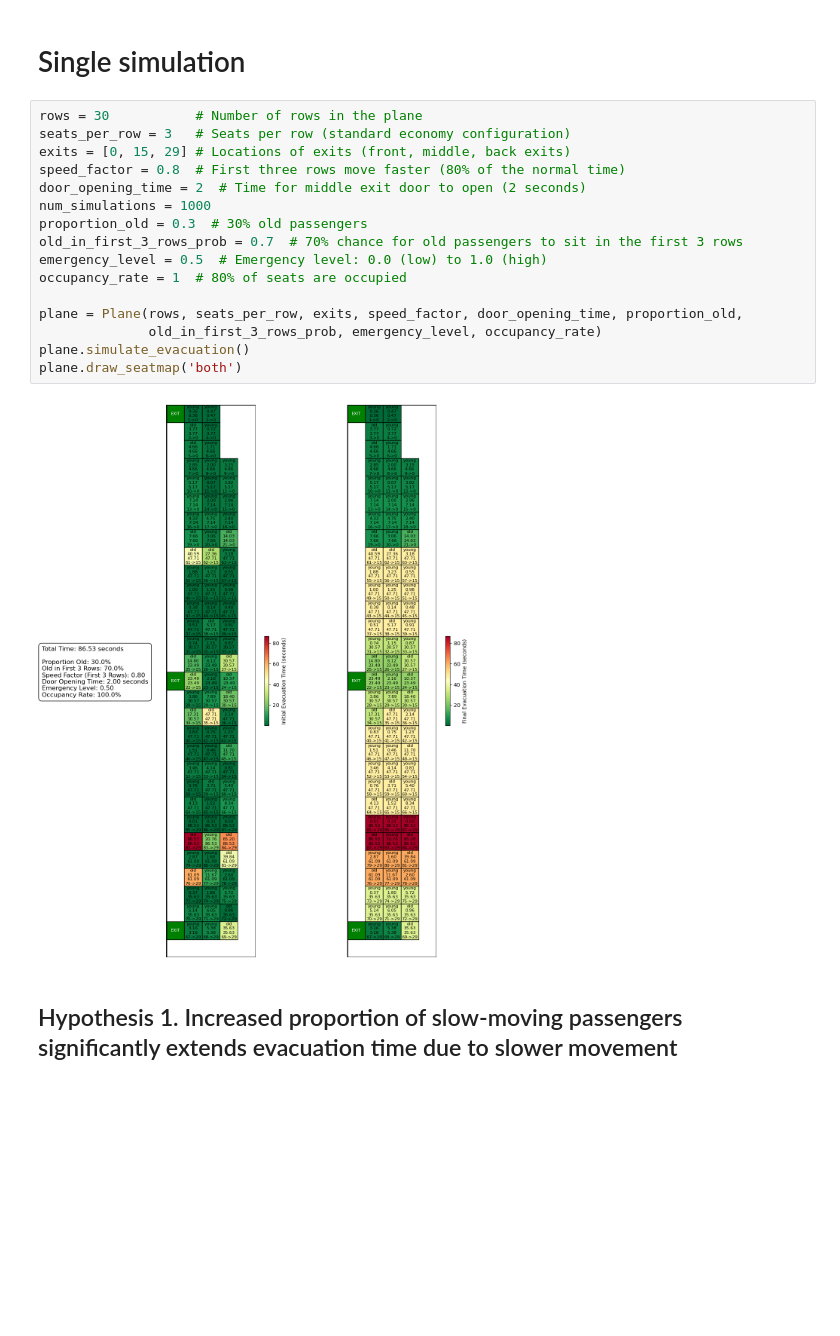
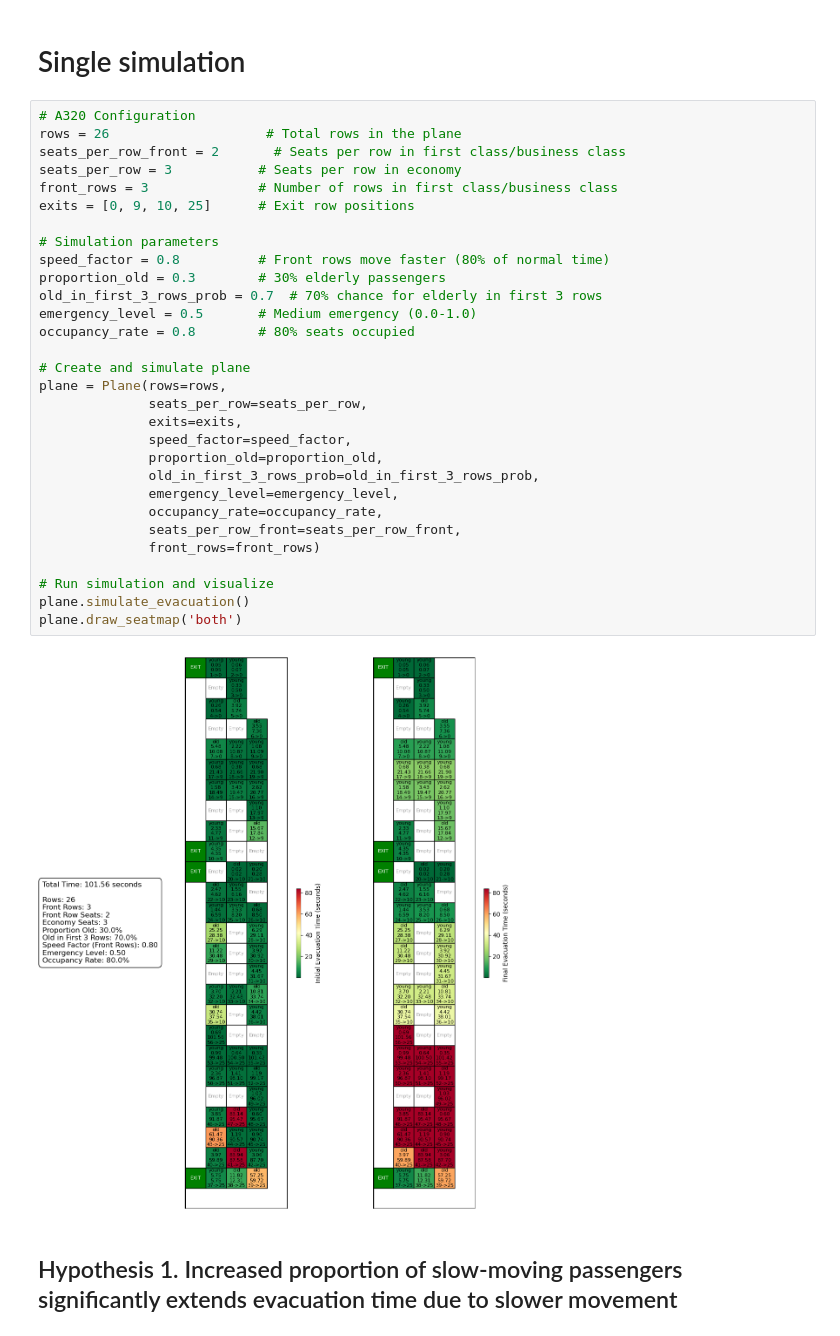
Before and after one commit to jimmystereo/2024Fall_projects, a Jupyter notebook: code/hypothesis.ipynb, the cells around one changed output. Cells and saved outputs as stored; diff of their text form; blank space fills up the shorter version.

Commit message:
update plane structure

```diff
--- a/code/hypothesis.ipynb
+++ b/code/hypothesis.ipynb
@@ -8,23 +10,37 @@ import statsmodels.api as sm
 # %% [markdown]
 # Single simulation
 # %%
-rows = 30           # Number of rows in the plane
-seats_per_row = 3   # Seats per row (standard economy configuration)
-exits = [0, 15, 29] # Locations of exits (front, middle, back exits)
-speed_factor = 0.8  # First three rows move faster (80% of the normal time)
-door_opening_time = 2  # Time for middle exit door to open (2 seconds)
-num_simulations = 1000
-proportion_old = 0.3  # 30% old passengers
-old_in_first_3_rows_prob = 0.7  # 70% chance for old passengers to sit in the first 3 rows
-emergency_level = 0.5  # Emergency level: 0.0 (low) to 1.0 (high)
-occupancy_rate = 1  # 80% of seats are occupied
+# A320 Configuration
+rows = 26                    # Total rows in the plane
+seats_per_row_front = 2       # Seats per row in first class/business class
+seats_per_row = 3           # Seats per row in economy
+front_rows = 3              # Number of rows in first class/business class
+exits = [0, 9, 10, 25]      # Exit row positions
 
-plane = Plane(rows, seats_per_row, exits, speed_factor, door_opening_time, proportion_old,
-              old_in_first_3_rows_prob, emergency_level, occupancy_rate)
+# Simulation parameters
+speed_factor = 0.8          # Front rows move faster (80% of normal time)
+proportion_old = 0.3        # 30% elderly passengers
+old_in_first_3_rows_prob = 0.7  # 70% chance for elderly in first 3 rows
+emergency_level = 0.5       # Medium emergency (0.0-1.0)
+occupancy_rate = 0.8        # 80% seats occupied
+
+# Create and simulate plane
+plane = Plane(rows=rows,
+              seats_per_row=seats_per_row,
+              exits=exits,
+              speed_factor=speed_factor,
+              proportion_old=proportion_old,
+              old_in_first_3_rows_prob=old_in_first_3_rows_prob,
+              emergency_level=emergency_level,
+              occupancy_rate=occupancy_rate,
+              seats_per_row_front=seats_per_row_front,
+              front_rows=front_rows)
+
+# Run simulation and visualize
 plane.simulate_evacuation()
 plane.draw_seatmap('both')
 # %% [output]
-[figure, old version]
+[figure, new version]
 # %% [markdown]
 ## Hypothesis 1. Increased proportion of slow-moving passengers significantly extends evacuation time due to slower movement
 # %%
```
Also changed, not shown: parts of 5 cells of this notebook, 3 other files.
